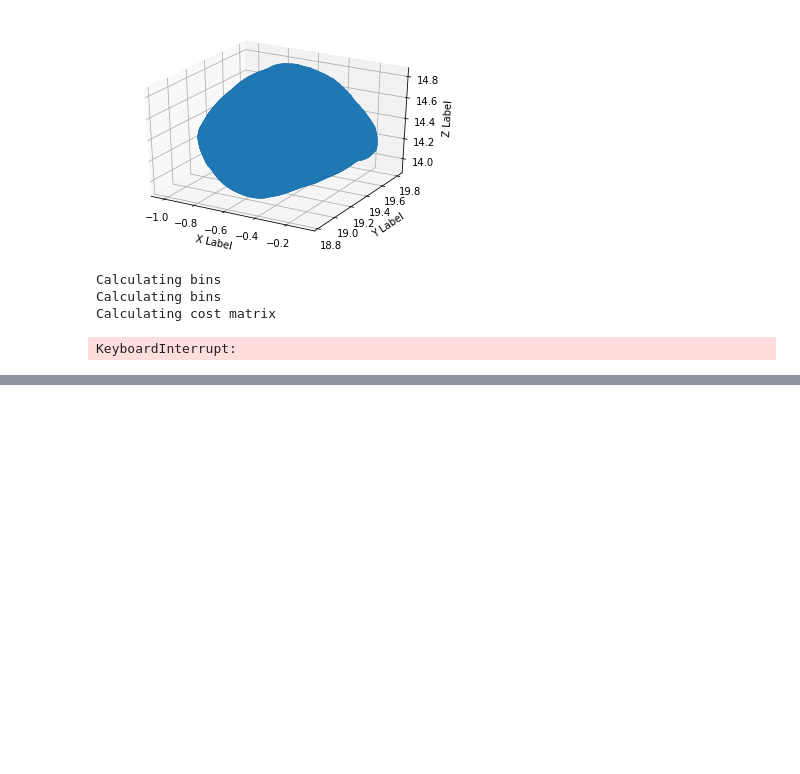
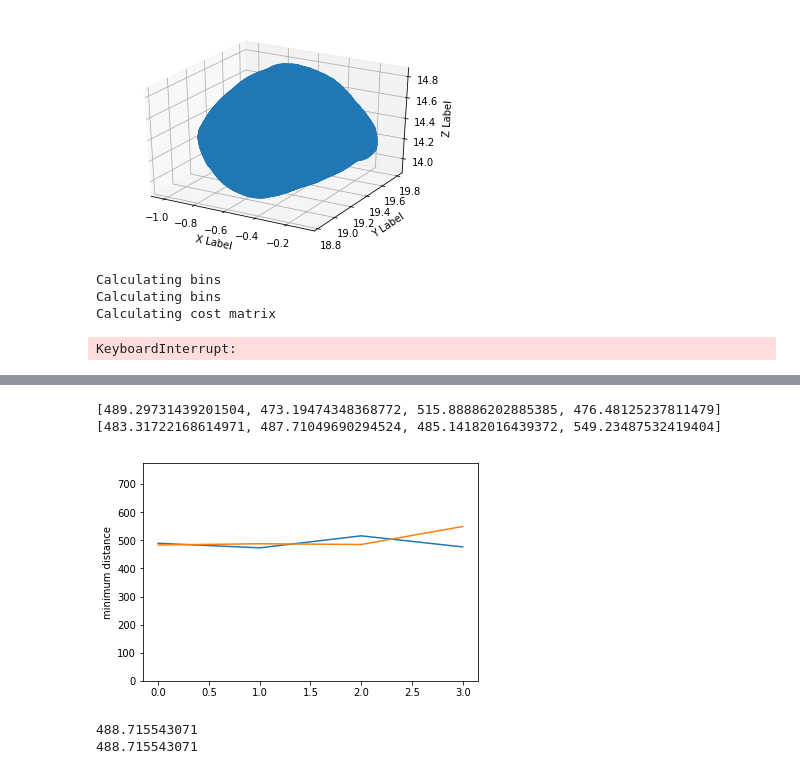
Before and after one commit to Ericdui/Classification-aneurysm-morphology, a Jupyter notebook: 3D shape context.ipynb, the cells around one changed output, grey strips where cells are left out. Cells and saved outputs as stored; diff of their text form; code cells hidden in the pictures; blank space fills up the shorter version.

```diff
--- a/3D shape context.ipynb
+++ b/3D shape context.ipynb
@@ -564,0 +730,16 @@ print(np.mean(result3))
+# %%
+print(resultt1)
+print(resultt2)
+plt.plot(resultt1)
+plt.plot(resultt2)
+plt.ylabel('minimum distance')
+plt.ylim(0,max(resultt1)*1.5)
+plt.show()
+print(np.mean(resultt1))
+print(np.mean(resultt1))
+# %% [output]
+[489.29731439201504, 473.19474348368772, 515.88886202885385, 476.48125237811479]
+[483.31722168614971, 487.71049690294524, 485.14182016439372, 549.23487532419404]
+[figure, added]
+488.715543071
+488.715543071
```
Also changed, not shown: parts of 3 cells of this notebook.
